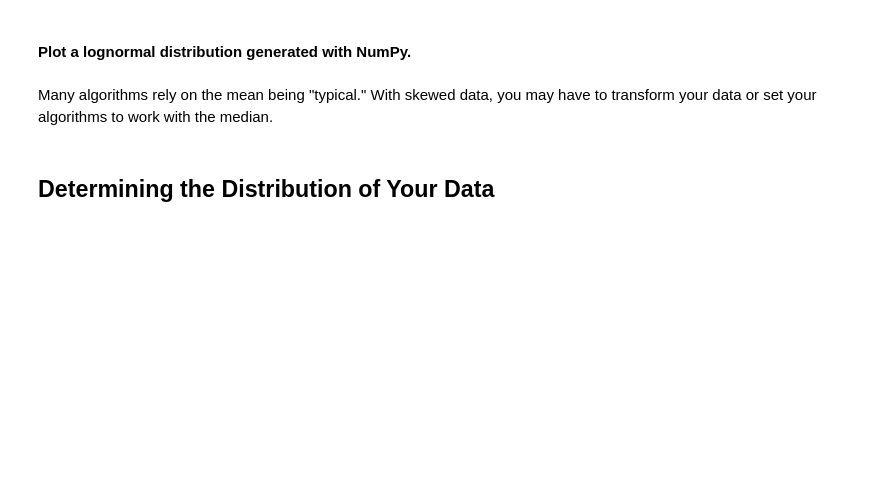
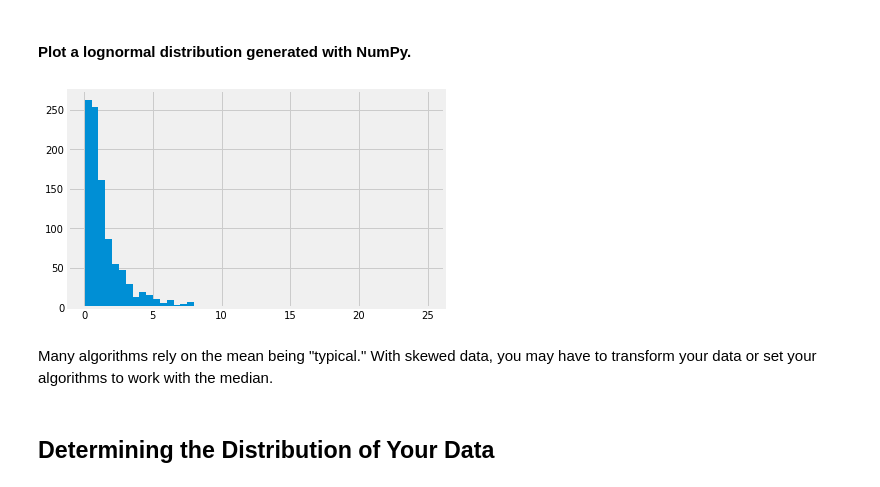
Before and after one commit to w3cube/ds-journey, a Jupyter notebook: lesson06_statistics_in_python-master/descriptive_statistics.ipynb, the cells around one changed output. Saved outputs shown, nothing was run; the diff lists cells and outputs as text; code cells hidden in the pictures; blank space fills up the shorter version.

```diff
--- a/lesson06_statistics_in_python-master/descriptive_statistics.ipynb
+++ b/lesson06_statistics_in_python-master/descriptive_statistics.ipynb
@@ -412,6 +519,12 @@ Symmetric "Bell curve"
 #### Plot a lognormal distribution generated with NumPy.
 # %%
 # Plot a lognormal distribution generated with NumPy
+data = np.random.lognormal(size=1000)
+
+fig, ax = plt.subplots()
+ax.hist(data, bins=50);
+# %% [output]
+[figure, added]
 # %% [markdown]
 Many algorithms rely on the mean being "typical." With skewed data, you may have to transform your data or set your algorithms to work with the median.
 # %% [markdown]
```
Also changed, not shown: parts of 34 cells of this notebook.
